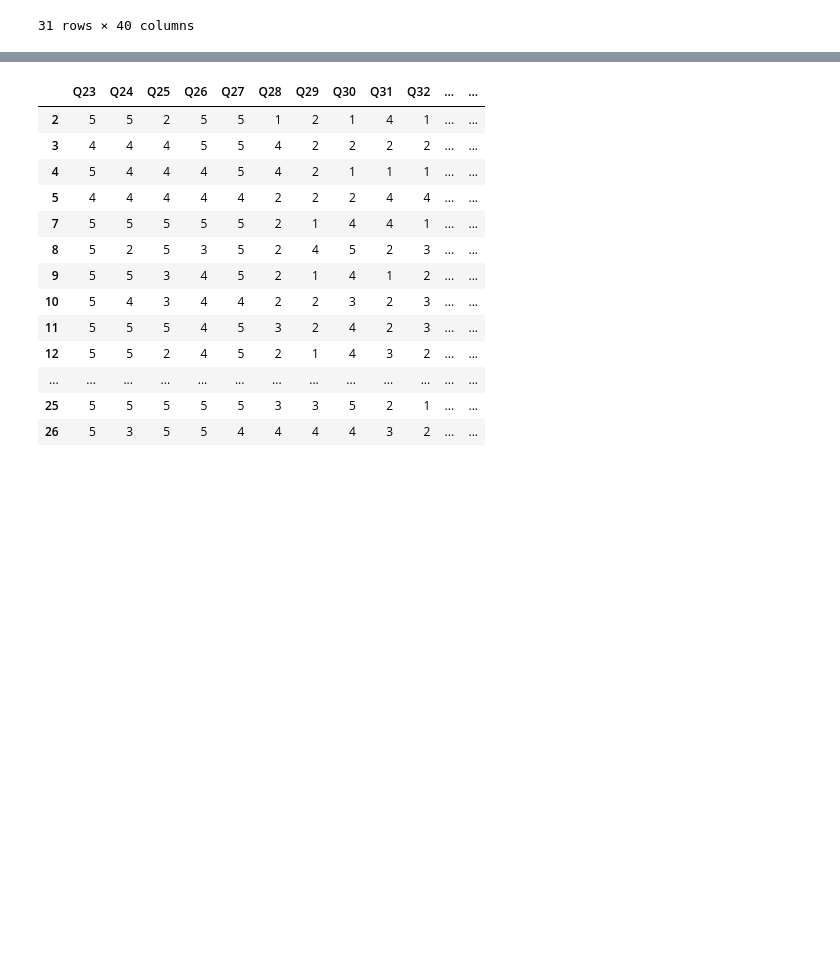
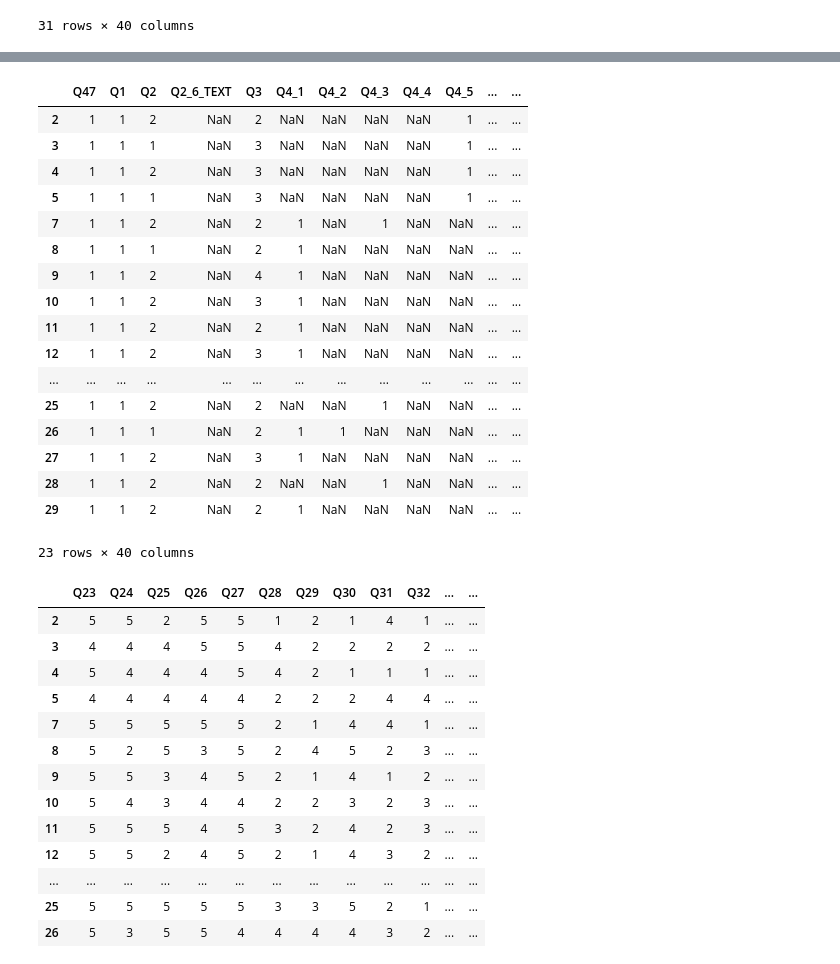
Before and after one commit to lozo6/slp-survey-analytics, a Jupyter notebook: script.ipynb, the cells around one changed output, grey strips where cells are left out. Saved outputs shown, nothing was run; the diff lists cells and outputs as text; code cells hidden in the pictures; blank space fills up the shorter version.

```diff
--- a/script.ipynb
+++ b/script.ipynb
@@ -176,3 +167,25 @@ See the caveats in the documentation: https://pandas.pydata.org/pandas-docs/stab
+# %%
+newdemographic = demographic.drop([6,16,17,19,20,30,31,32])
+newdemographic
+# %% [output]
+|  | Q47 | Q1 | Q2 | Q2_6_TEXT | Q3 | Q4_1 | Q4_2 | Q4_3 | Q4_4 | Q4_5 | ... | ... |
+| 2 | 1 | 1 | 2 | NaN | 2 | NaN | NaN | NaN | NaN | 1 | ... | ... |
+| 3 | 1 | 1 | 1 | NaN | 3 | NaN | NaN | NaN | NaN | 1 | ... | ... |
+| 4 | 1 | 1 | 2 | NaN | 3 | NaN | NaN | NaN | NaN | 1 | ... | ... |
+| 5 | 1 | 1 | 1 | NaN | 3 | NaN | NaN | NaN | NaN | 1 | ... | ... |
+| 7 | 1 | 1 | 2 | NaN | 2 | 1 | NaN | 1 | NaN | NaN | ... | ... |
+| 8 | 1 | 1 | 1 | NaN | 2 | 1 | NaN | NaN | NaN | NaN | ... | ... |
+| 9 | 1 | 1 | 2 | NaN | 4 | 1 | NaN | NaN | NaN | NaN | ... | ... |
+| 10 | 1 | 1 | 2 | NaN | 3 | 1 | NaN | NaN | NaN | NaN | ... | ... |
+| 11 | 1 | 1 | 2 | NaN | 2 | 1 | NaN | NaN | NaN | NaN | ... | ... |
+| 12 | 1 | 1 | 2 | NaN | 3 | 1 | NaN | NaN | NaN | NaN | ... | ... |
+| ... | ... | ... | ... | ... | ... | ... | ... | ... | ... | ... | ... | ... |
+| 25 | 1 | 1 | 2 | NaN | 2 | NaN | NaN | 1 | NaN | NaN | ... | ... |
+| 26 | 1 | 1 | 1 | NaN | 2 | 1 | 1 | NaN | NaN | NaN | ... | ... |
+| 27 | 1 | 1 | 2 | NaN | 3 | 1 | NaN | NaN | NaN | NaN | ... | ... |
+| 28 | 1 | 1 | 2 | NaN | 2 | NaN | NaN | 1 | NaN | NaN | ... | ... |
+| 29 | 1 | 1 | 2 | NaN | 2 | 1 | NaN | NaN | NaN | NaN | ... | ... |
+23 rows × 40 columns
 # %%
 likert = likert.dropna()
 likert
```
Also changed, not shown: parts of 8 cells of this notebook, 7 other files.
